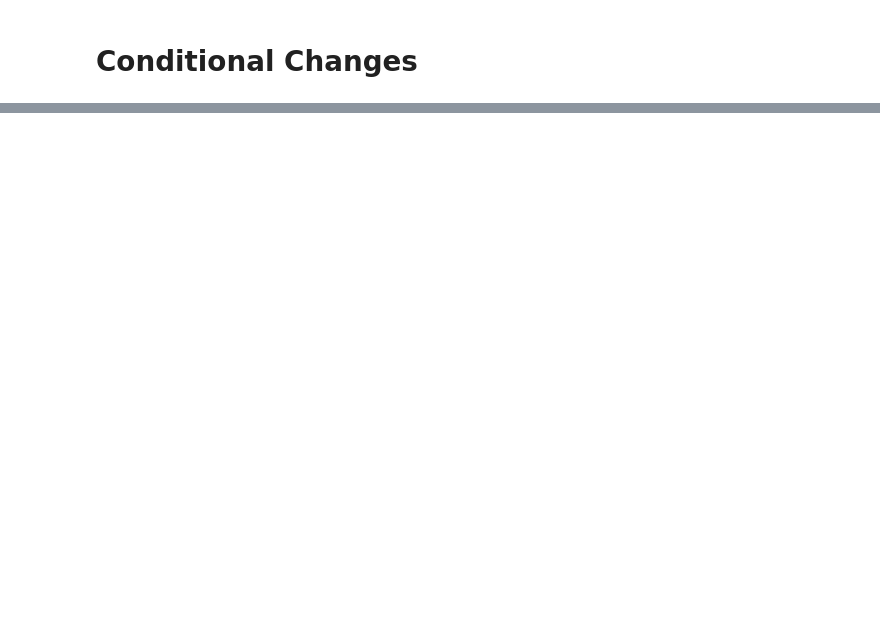
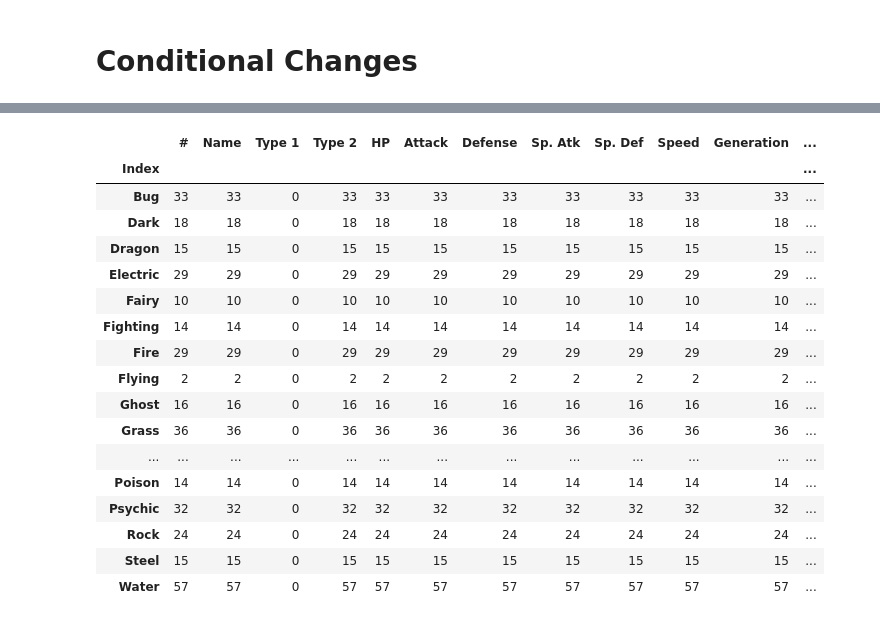
Before and after one commit to KisaPada/learning-pandas, a Jupyter notebook: pandas_youtube_tutorial/Tutorial.ipynb, the cells around one changed output, grey strips where cells are left out. Drawn from its saved outputs; the diff is of its cells as text; code cells hidden in the pictures; blank space fills up the shorter version.

```diff
--- a/pandas_youtube_tutorial/Tutorial.ipynb
+++ b/pandas_youtube_tutorial/Tutorial.ipynb
@@ -338,0 +421,8 @@ new_df.head()
+# %%
+# Imagine your dataset is so large you can't even load it all into one data frame
+# df = pd.read_csv("modified.csv") #this wouldn't work, as it tries to load in everything at once.
+
+# instead:
+for df in pd.read_csv("output\\modified.csv", chunksize=5): #reads 5 lines at a time
+    print("\nCHUNK:")
+    print(df)
@@ -338,0 +447,9 @@ new_df.head()
+# %%
+# Now, you can:
+new_df = pd.DataFrame(columns=df.columns)
+
+for df in pd.read_csv("output\\modified.csv", chunksize=5):
+    results = df.groupby(["Type 1"]).count()
+    new_df = pd.concat([new_df, results])
+
+new_df
@@ -338,0 +476,5 @@ new_df.head()
+# %%
+new_df = new_df.drop(["Unnamed: 0"], axis=1)
+# %%
+new_df["Index"] = new_df.index
+new_df
@@ -338,0 +495,21 @@ new_df.head()
+# %%
+new_df.groupby(["Index"]).count()
+# %% [output]
+|  | # | Name | Type 1 | Type 2 | HP | Attack | Defense | Sp. Atk | Sp. Def | Speed | Generation | ... |
+| Index |  |  |  |  |  |  |  |  |  |  |  | ... |
+| Bug | 33 | 33 | 0 | 33 | 33 | 33 | 33 | 33 | 33 | 33 | 33 | ... |
+| Dark | 18 | 18 | 0 | 18 | 18 | 18 | 18 | 18 | 18 | 18 | 18 | ... |
+| Dragon | 15 | 15 | 0 | 15 | 15 | 15 | 15 | 15 | 15 | 15 | 15 | ... |
+| Electric | 29 | 29 | 0 | 29 | 29 | 29 | 29 | 29 | 29 | 29 | 29 | ... |
+| Fairy | 10 | 10 | 0 | 10 | 10 | 10 | 10 | 10 | 10 | 10 | 10 | ... |
+| Fighting | 14 | 14 | 0 | 14 | 14 | 14 | 14 | 14 | 14 | 14 | 14 | ... |
+| Fire | 29 | 29 | 0 | 29 | 29 | 29 | 29 | 29 | 29 | 29 | 29 | ... |
+| Flying | 2 | 2 | 0 | 2 | 2 | 2 | 2 | 2 | 2 | 2 | 2 | ... |
+| Ghost | 16 | 16 | 0 | 16 | 16 | 16 | 16 | 16 | 16 | 16 | 16 | ... |
+| Grass | 36 | 36 | 0 | 36 | 36 | 36 | 36 | 36 | 36 | 36 | 36 | ... |
+| ... | ... | ... | ... | ... | ... | ... | ... | ... | ... | ... | ... | ... |
+| Poison | 14 | 14 | 0 | 14 | 14 | 14 | 14 | 14 | 14 | 14 | 14 | ... |
+| Psychic | 32 | 32 | 0 | 32 | 32 | 32 | 32 | 32 | 32 | 32 | 32 | ... |
+| Rock | 24 | 24 | 0 | 24 | 24 | 24 | 24 | 24 | 24 | 24 | 24 | ... |
+| Steel | 15 | 15 | 0 | 15 | 15 | 15 | 15 | 15 | 15 | 15 | 15 | ... |
+| Water | 57 | 57 | 0 | 57 | 57 | 57 | 57 | 57 | 57 | 57 | 57 | ... |
```
Also changed, not shown: parts of 10 cells of this notebook, 2 other files.
